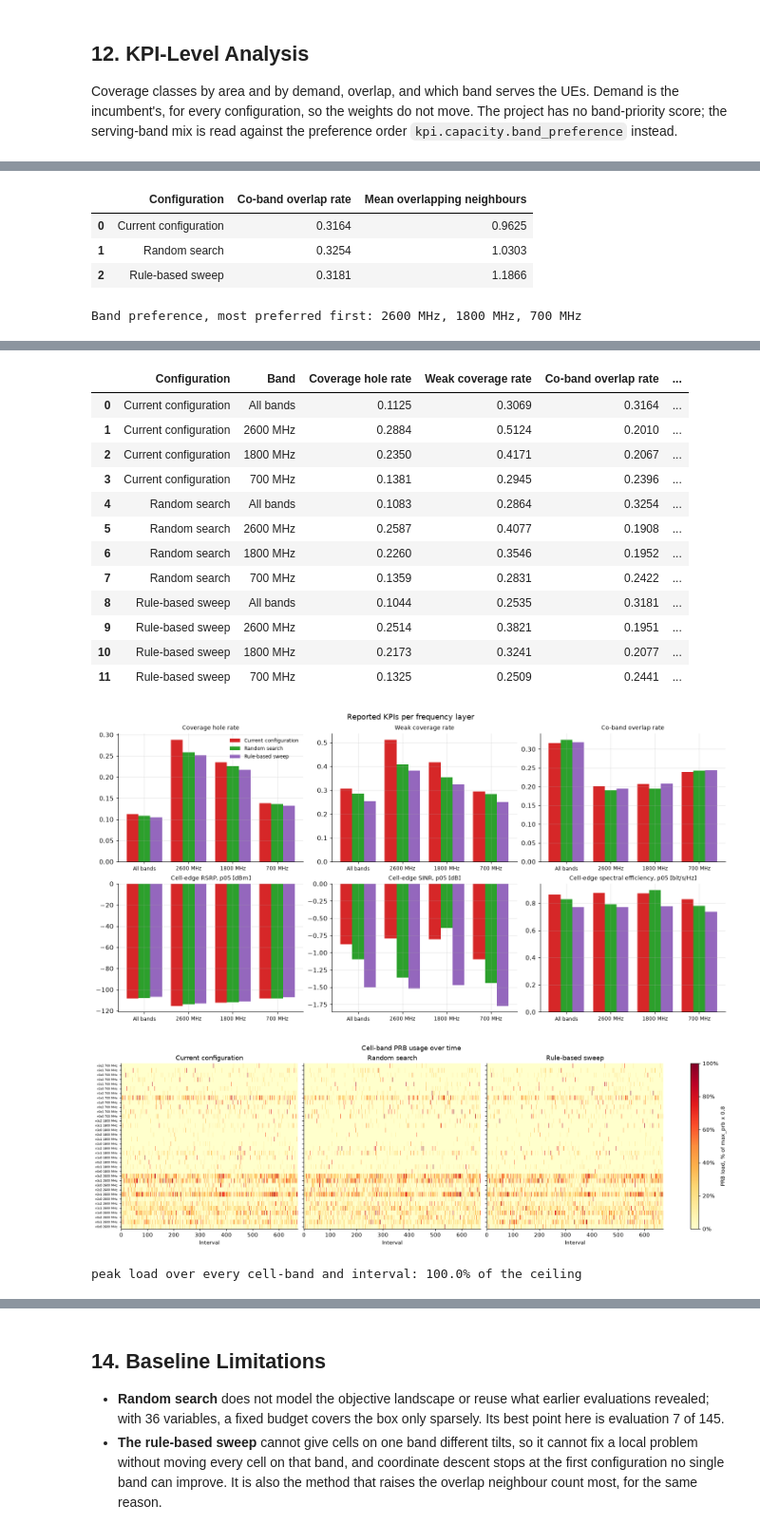
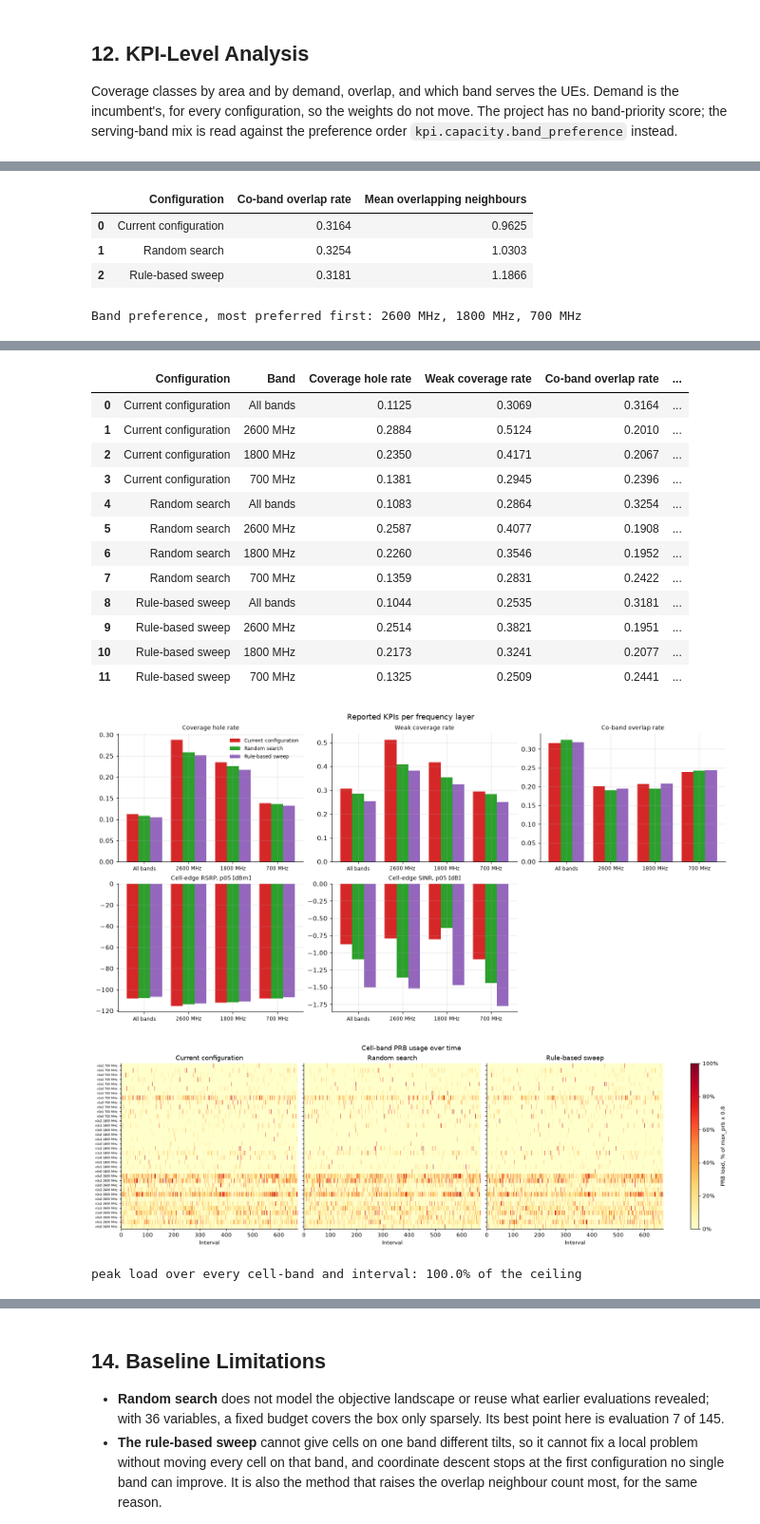
Before and after one commit to NguyenVu04/band-tilt, a Jupyter notebook: notebooks/03a_baseline.ipynb, the cells around one changed output, grey strips where cells are left out. Shown at 95% size. Drawn from its saved outputs; the diff is of its cells as text; code cells hidden in the pictures.

```diff
--- a/notebooks/03a_baseline.ipynb
+++ b/notebooks/03a_baseline.ipynb
@@ -708,7 +697,7 @@ save_table(readable(per_band), "band_kpis")
 display(readable(per_band))
 figure = plots.band_kpi_panels(
     per_band,
-    ("hole_rate", "weak_rate", "overlap_rate", "rsrp_p05_dbm", "sinr_p05_db", "se_p05_bps_hz"),
+    ("hole_rate", "weak_rate", "overlap_rate", "rsrp_p05_dbm", "sinr_p05_db"),
 )
 save_fig(figure, "band_kpis")
 plt.show()
@@ -723,34 +712,34 @@ save_fig(figure, "prb_usage")
 plt.show()
 print(f"peak load over every cell-band and interval: {usage['utilisation'].max():.1%} of the ceiling")
 # %% [output]
 |  | Coverage class | Current configuration: Share of area | Current configuration: Share of d... | Random search: Share of area | ... |
 | 0 | hole | 0.1125 | 0.0000 | 0.1083 | ... |
 | 1 | weak | 0.3069 | 0.3355 | 0.2864 | ... |
 | 2 | good | 0.5806 | 0.6645 | 0.6054 | ... |
 |  | Configuration | Co-band overlap rate | Mean overlapping neighbours |
 | 0 | Current configuration | 0.3164 | 0.9625 |
 | 1 | Random search | 0.3254 | 1.0303 |
 | 2 | Rule-based sweep | 0.3181 | 1.1866 |
 Band preference, most preferred first: 2600 MHz, 1800 MHz, 700 MHz
 |  | Configuration | UE reports | Share not served | Served SINR, 10th percentile [dB] | Served SINR, median [dB] | ... |
 | 0 | Current configuration | 10087.0 | 0.2174 | 0.3117 | 11.5608 | ... |
 | 1 | Random search | 10087.0 | 0.2119 | 0.4146 | 12.5772 | ... |
 | 2 | Rule-based sweep | 10087.0 | 0.2109 | 0.2973 | 12.3688 | ... |
 [figure]
 |  | Configuration | Band | Coverage hole rate | Weak coverage rate | Co-band overlap rate | ... |
 | 0 | Current configuration | All bands | 0.1125 | 0.3069 | 0.3164 | ... |
 | 1 | Current configuration | 2600 MHz | 0.2884 | 0.5124 | 0.2010 | ... |
 | 2 | Current configuration | 1800 MHz | 0.2350 | 0.4171 | 0.2067 | ... |
 | 3 | Current configuration | 700 MHz | 0.1381 | 0.2945 | 0.2396 | ... |
 | 4 | Random search | All bands | 0.1083 | 0.2864 | 0.3254 | ... |
 | 5 | Random search | 2600 MHz | 0.2587 | 0.4077 | 0.1908 | ... |
 | 6 | Random search | 1800 MHz | 0.2260 | 0.3546 | 0.1952 | ... |
 | 7 | Random search | 700 MHz | 0.1359 | 0.2831 | 0.2422 | ... |
 | 8 | Rule-based sweep | All bands | 0.1044 | 0.2535 | 0.3181 | ... |
 | 9 | Rule-based sweep | 2600 MHz | 0.2514 | 0.3821 | 0.1951 | ... |
 | 10 | Rule-based sweep | 1800 MHz | 0.2173 | 0.3241 | 0.2077 | ... |
 | 11 | Rule-based sweep | 700 MHz | 0.1325 | 0.2509 | 0.2441 | ... |
-[figure, old version]
+[figure, new version]
 [figure]
 peak load over every cell-band and interval: 100.0% of the ceiling
 # %% [markdown]
```
Also changed, not shown: parts of 9 cells of this notebook, 24 other files.
